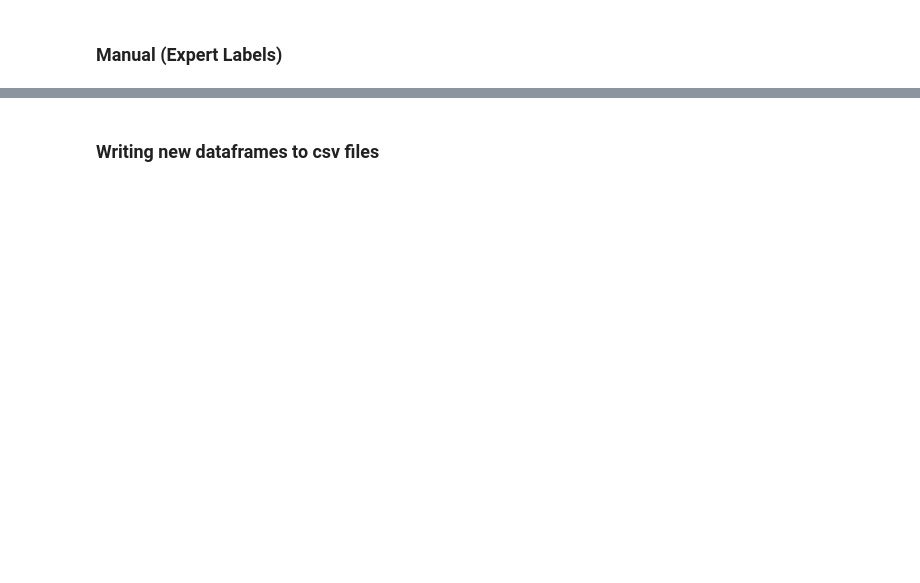
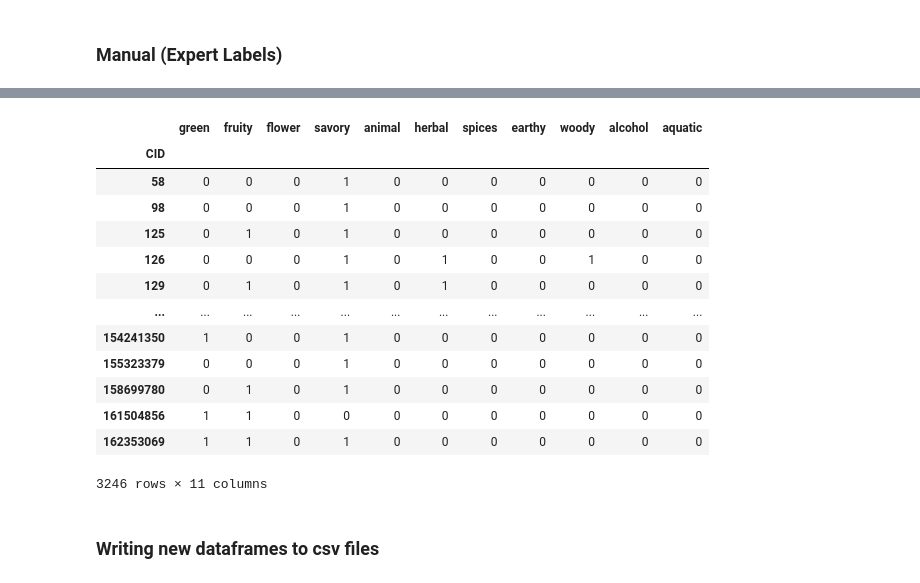
Before and after one commit to IOuadah/SML_Project, a Jupyter notebook: data_prep.ipynb, the cells around one changed output, grey strips where cells are left out. Saved outputs shown, nothing was run; the diff lists cells and outputs as text; code cells hidden in the pictures; blank space fills up the shorter version.

```diff
--- a/data_prep.ipynb
+++ b/data_prep.ipynb
@@ -517,11 +582,0 @@ df_dist_clust
-# %%
-d_hrc = {}
-
-for i in range(9):
-    d_hrc[i] = set()
-    l = df_dist_clust.loc[df_dist_clust["_clusters"] == i, "labels"].values
-    d_hrc[i].update(l)
-
-for k, v in d_hrc.items():
-    print(f"Cluster {k} has {len(v)} unique labels")
-    print(k, v)
@@ -637,6 +614,27 @@ new_labels_manual_expert
 | 161504856 | 1 | 1 | 0 | 0 | 0 | 0 | 0 | 0 | 0 | 0 | 0 |
 | 162353069 | 1 | 1 | 0 | 1 | 0 | 0 | 0 | 0 | 0 | 0 | 0 |
 3487 rows × 11 columns
+# %%
+compound_count = pd.DataFrame(new_labels_manual_expert.sum(1))
+compound_count.columns = ['Count']
+missing_in_expert = compound_count.where(compound_count["Count"] == 0).dropna() # 241 compounds with missing descriptions
+new_labels_manual_expert.drop(missing_in_expert.index, inplace = True) # remove compounds with no odor descriptions
+new_labels_manual_expert
+# %% [output]
+|  | green | fruity | flower | savory | animal | herbal | spices | earthy | woody | alcohol | aquatic |
+| CID |  |  |  |  |  |  |  |  |  |  |  |
+| 58 | 0 | 0 | 0 | 1 | 0 | 0 | 0 | 0 | 0 | 0 | 0 |
+| 98 | 0 | 0 | 0 | 1 | 0 | 0 | 0 | 0 | 0 | 0 | 0 |
+| 125 | 0 | 1 | 0 | 1 | 0 | 0 | 0 | 0 | 0 | 0 | 0 |
+| 126 | 0 | 0 | 0 | 1 | 0 | 1 | 0 | 0 | 1 | 0 | 0 |
+| 129 | 0 | 1 | 0 | 1 | 0 | 1 | 0 | 0 | 0 | 0 | 0 |
+| ... | ... | ... | ... | ... | ... | ... | ... | ... | ... | ... | ... |
+| 154241350 | 1 | 0 | 0 | 1 | 0 | 0 | 0 | 0 | 0 | 0 | 0 |
+| 155323379 | 0 | 0 | 0 | 1 | 0 | 0 | 0 | 0 | 0 | 0 | 0 |
+| 158699780 | 0 | 1 | 0 | 1 | 0 | 0 | 0 | 0 | 0 | 0 | 0 |
+| 161504856 | 1 | 1 | 0 | 0 | 0 | 0 | 0 | 0 | 0 | 0 | 0 |
+| 162353069 | 1 | 1 | 0 | 1 | 0 | 0 | 0 | 0 | 0 | 0 | 0 |
+3246 rows × 11 columns
 # %% [markdown]
 ### Writing new dataframes to csv files
 # %%
```
Also changed, not shown: parts of 41 cells of this notebook, 7 other files.
